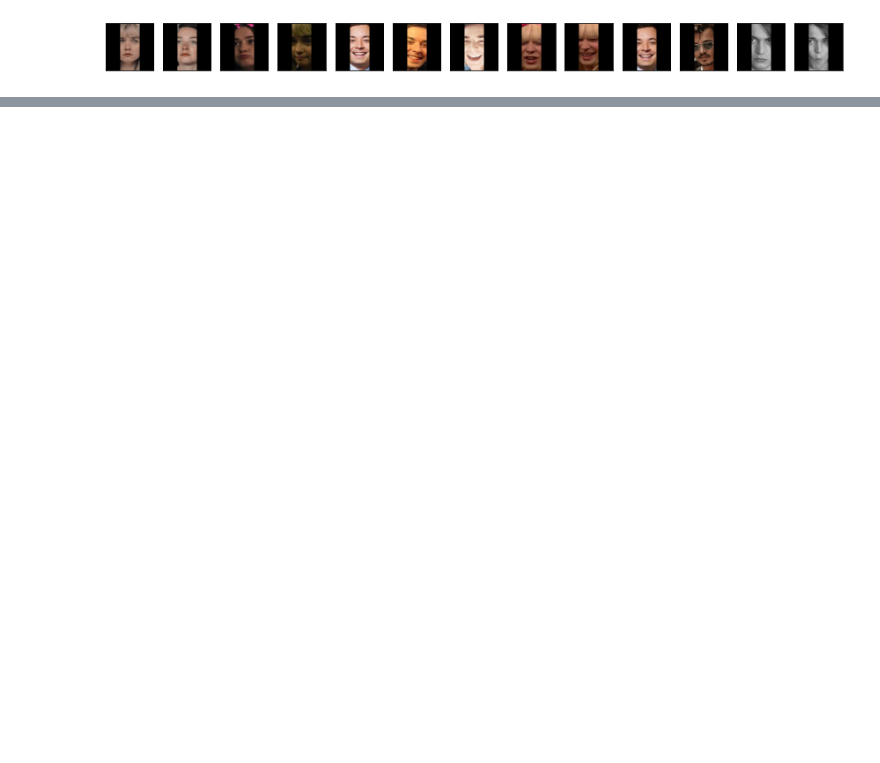
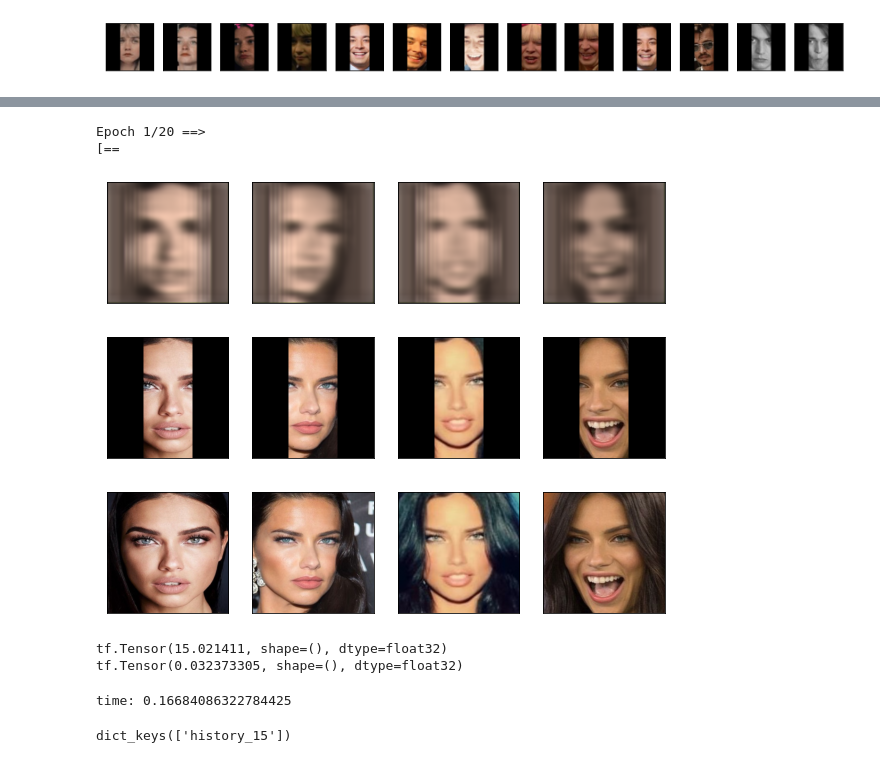
Before and after one commit to CoderSsVartak/Image-Reconstruction, a Jupyter notebook: image_reconstruction.ipynb, the cells around one changed output, grey strips where cells are left out. Cells and saved outputs as stored; diff of their text form; code cells hidden in the pictures; blank space fills up the shorter version.

```diff
--- a/image_reconstruction.ipynb
+++ b/image_reconstruction.ipynb
@@ -158,4 +156,4 @@ plot(images[50: 55], figsize=(15, 15))
 # Initially 60% image is masked, 530 for training and 100 for testing.
 # Reduce masking size if network doesnt optimize
 # %%
-masked_images = create_masked_images(images, percent_mask = 0.6, hide_axis=2)
+masked_images, mask = create_masked_images(images, percent_mask = 0.6, hide_axis=2)
@@ -247,6 +243,9 @@ Total params: 1,967,745
 Trainable params: 1,967,745
 Non-trainable params: 0
 _________________________________________________________________
+# %%
+gen_model.load_weights('/Generator_20epochs.h5')
+disc_model.load_weights('/Discriminator_20epochs.h5')
 # %%
 # Loss functions
 
@@ -289,0 +529,53 @@ disc_loss = discriminator_loss
+# %%
+# kwargs contain train_data = (masked_images, actual_images), test_data = (masked_test, actual_test),
+#                    epochs, batch_size,
+#                    train_disc_after,
+#                    loss=(gen_loss_function, disc_loss_function),
+#                    optimizer = (optimizer, optimizer),
+#                    mask_compliment, accuracy_function,
+#                    save_after, checkpoint_function,
+
+gen_model, disc_model, history = train(train_data=train_data,
+                                       test_data = test_data,
+                                       epochs=epochs, epochs_done=epochs_done,
+                                       train_disc_after=3,
+                                       batch_size=batch_size,
+                                       loss=(gen_loss, disc_loss),
+                                       optimizer=(gen_optimizer, disc_optimizer),
+                                       mask_compliment=mask_compliment,
+                                       metric=accuracy_function,
+                                       save_after=save_after, save_model=save_model,
+                                       history=logs, save_logs=save_logs)
+
+
+# Save the final model and the logs
+# save_model(gen_model, disc_model,
+#      gen_filename=f'Generator_{epochs+epochs_done}epochs.h5',
+#      disc_filename=f'Discriminator_{epochs+epochs_done}epochs.h5')
+
+# save_logs(logs=history,
+#           previous_logs=history,
+#           logfile_name='logs.pickle',
+#           keys=history.keys())
+# %% [output]
+Epoch 1/20 ==>
+[==
+# %%
+gen_imgs = gen_model.predict(masked_images[: 4])
+plot(gen_imgs, figsize=(10, 10))
+plot(masked_images[: 4], figsize=(10, 10))
+plot(images[: 4], figsize=(10, 10))
+print(psnr(images[: 4], gen_imgs))
+print(mse(images[: 4], gen_imgs))
+# %% [output]
+[figure, added]
+[figure, added]
+[figure, added]
+tf.Tensor(15.021411, shape=(), dtype=float32)
+tf.Tensor(0.032373305, shape=(), dtype=float32)
+# %%
+start = time.time()
+time.sleep(10)
+print(f'time: {(time.time()-start)/60}')
+# %% [output]
+time: 0.16684086322784425
@@ -289,0 +589,5 @@ disc_loss = discriminator_loss
+# %%
+with open('logs.pickle', 'rb') as file:
+    print(pickle.load(file).keys())
+# %% [output]
+dict_keys(['history_15'])
```
Also changed, not shown: parts of 16 cells of this notebook.
